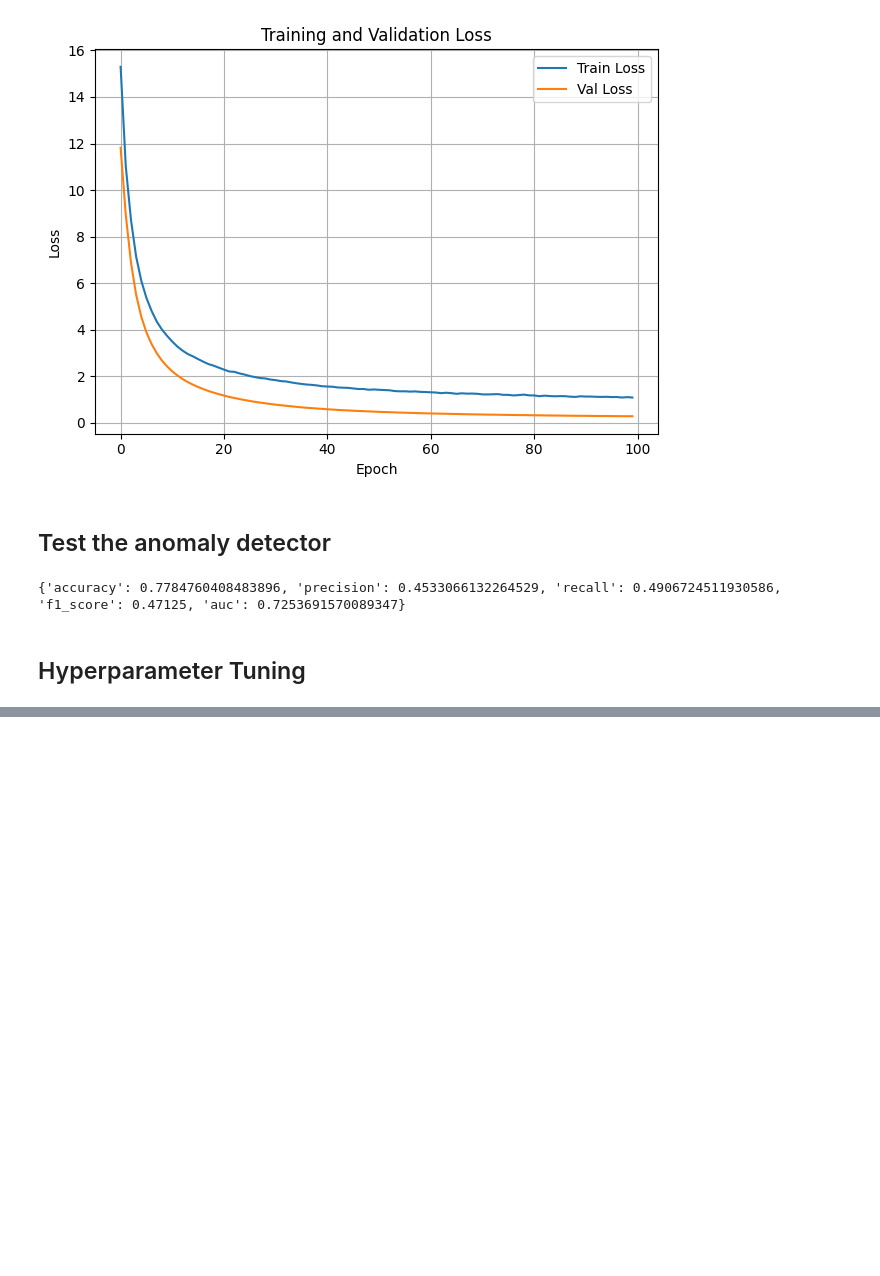
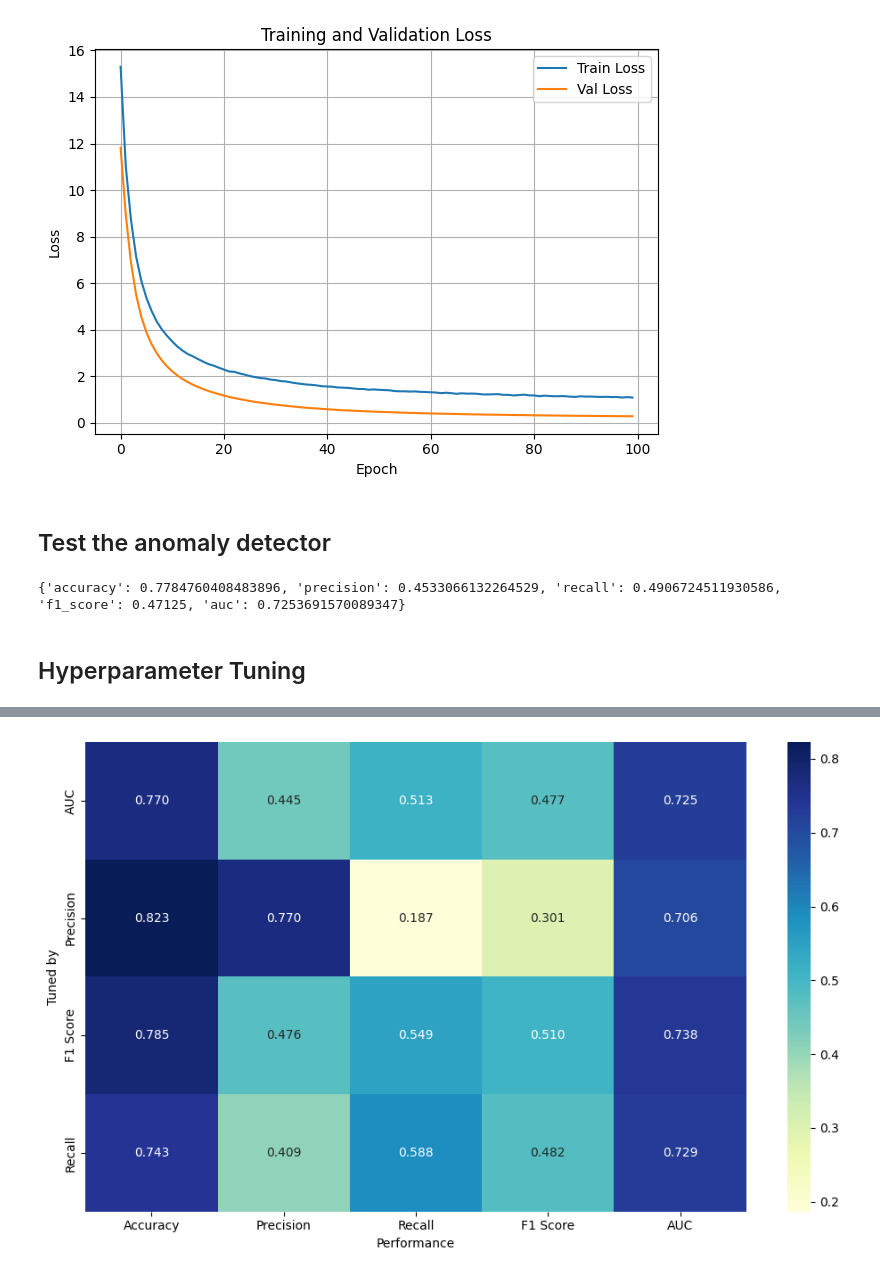
Before and after one commit to trinhkieuha/dp-shap-anomaly-detection, a Jupyter notebook: notebooks/03_Baseline_Model.ipynb, the cells around one changed output, grey strips where cells are left out. Drawn from its saved outputs; the diff is of its cells as text; code cells hidden in the pictures; blank space fills up the shorter version.

```diff
--- a/notebooks/03_Baseline_Model.ipynb
+++ b/notebooks/03_Baseline_Model.ipynb
@@ -247,0 +351,15 @@ plt.show()
+# %%
+# Set up the dataframe for heatmap
+heatmap_data = eval_results[metrics]
+
+# Plot heatmap
+plt.figure(figsize=(10, 6))
+sns.heatmap(heatmap_data, annot=True, cmap="YlGnBu", fmt=".3f", cbar=True)
+plt.ylabel("Tuned by")
+plt.xlabel("Performance")
+plt.xticks(ticks=list(np.arange(0.5, len(metrics), 1)), labels=metric_labels)
+plt.yticks(ticks=list(np.arange(0.5, len(heatmap_data), 1)), labels=eval_results.tuned_by)
+plt.tight_layout()
+plt.show()
+# %% [output]
+[figure, added]
```
Also changed, not shown: parts of 12 cells of this notebook.
